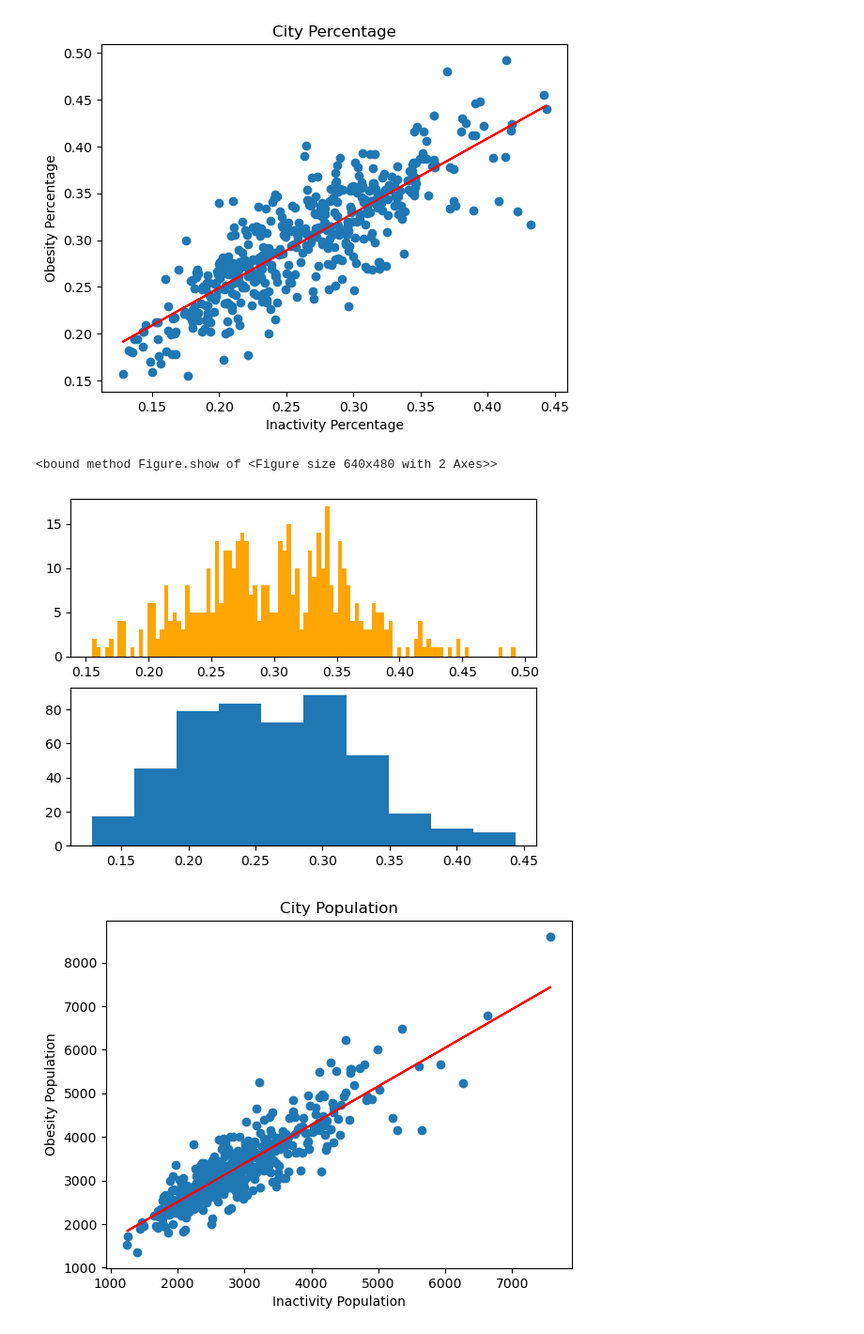
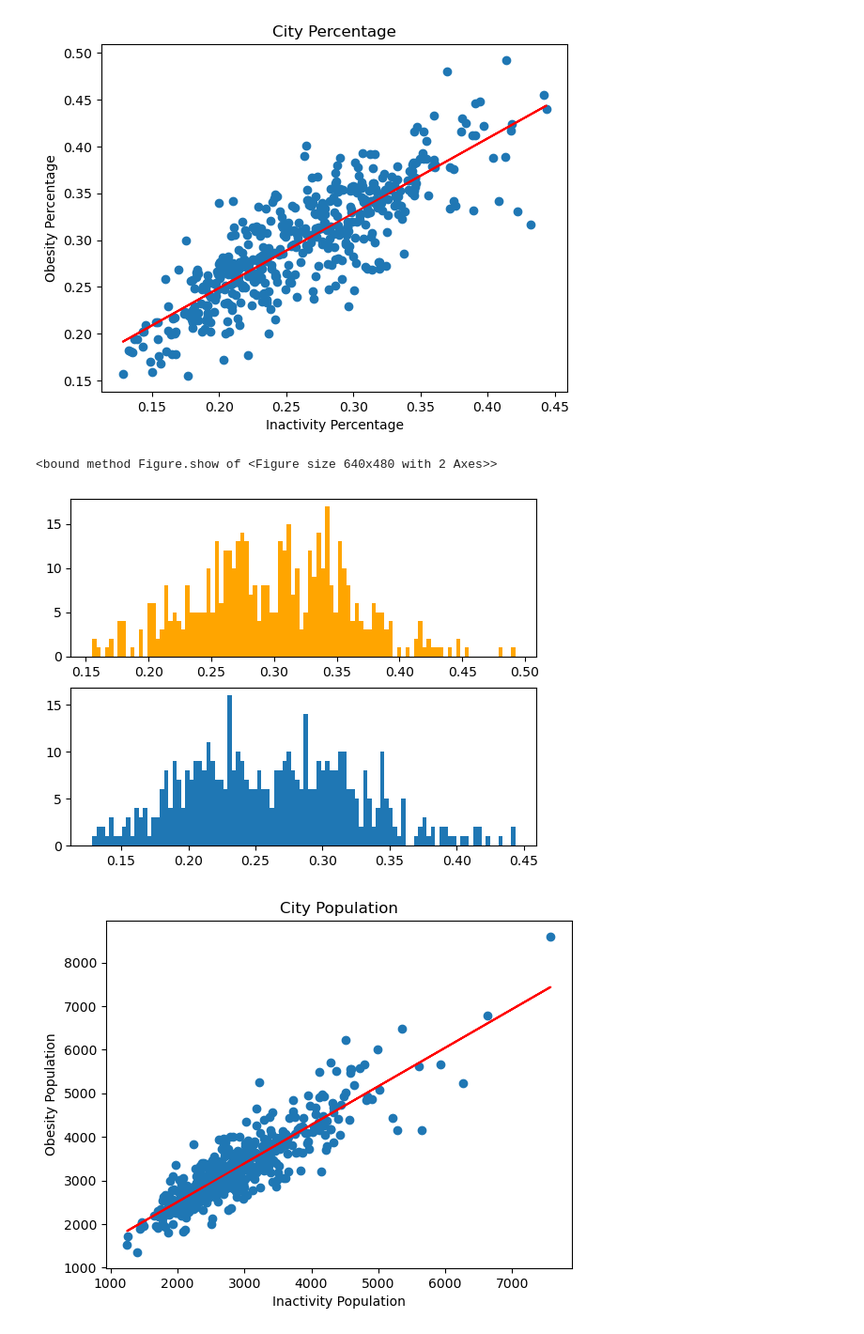
Before and after one commit to divya-jindal/project-1, a Jupyter notebook: 500cities Inactivity No Leisure TimeAnalysis.ipynb, the cells around one changed output. Shown: that part at 94% size. Cells and saved outputs as stored; diff of their text form; code cells hidden in the pictures.

```diff
--- a/500cities Inactivity No Leisure TimeAnalysis.ipynb
+++ b/500cities Inactivity No Leisure TimeAnalysis.ipynb
@@ -146,11 +146,11 @@ plt.show()
 # %%
 fig, (ax1 ,ax2) = plt.subplots(2)
 ax1.hist(filtered_city_obesity_data["CityObesityPercentage"], bins=100, color = "Orange")
-ax2.hist(filtered_city_inactivity_data["CityInactivityPercentage"])
+ax2.hist(filtered_city_inactivity_data["CityInactivityPercentage"], bins=100)
 fig.show
 # %% [output]
 <bound method Figure.show of <Figure size 640x480 with 2 Axes>>
-[figure, old version]
+[figure, new version]
 # %%
 plt.scatter(filtered_city_inactivity_data["InactivityPopulation"], filtered_city_obesity_data["ObesityPopulation"])
 p_slope, p_int, p_r, p_p, p_std_err = stats.linregress(filtered_city_inactivity_data["InactivityPopulation"], filtered_city_obesity_data["ObesityPopulation"])
```
Also changed, not shown: parts of 2 cells of this notebook.
